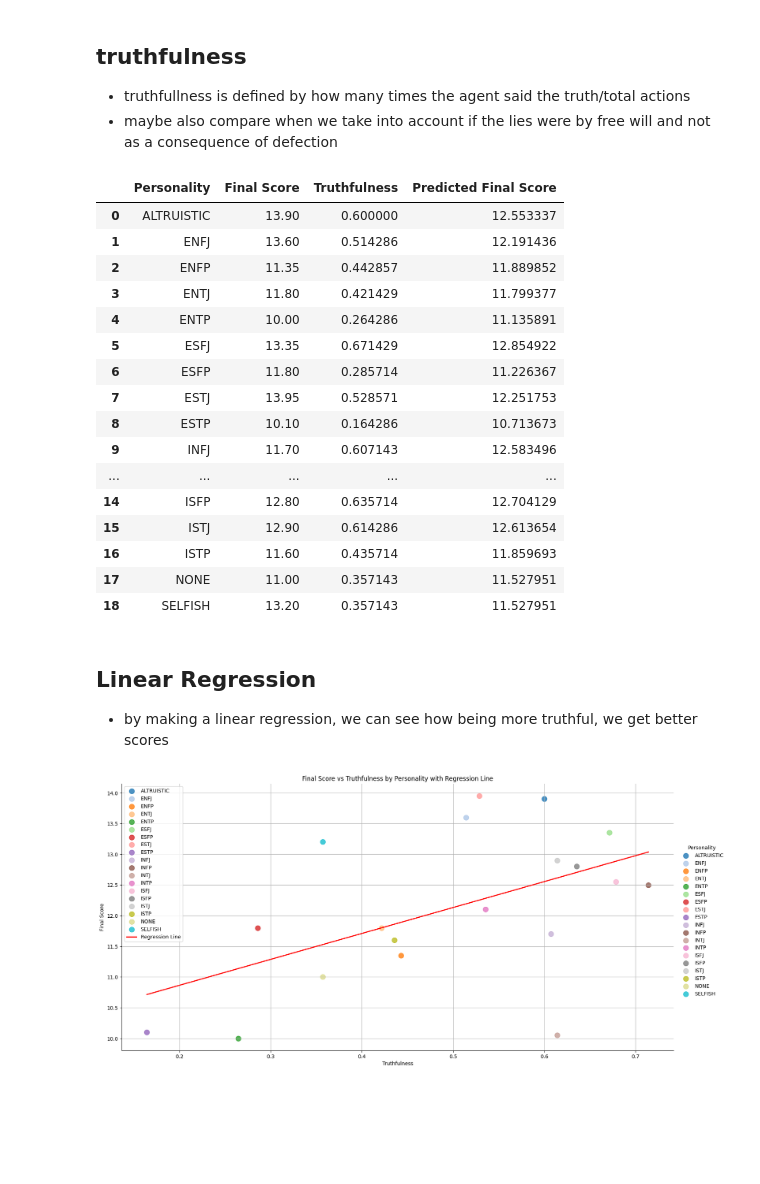
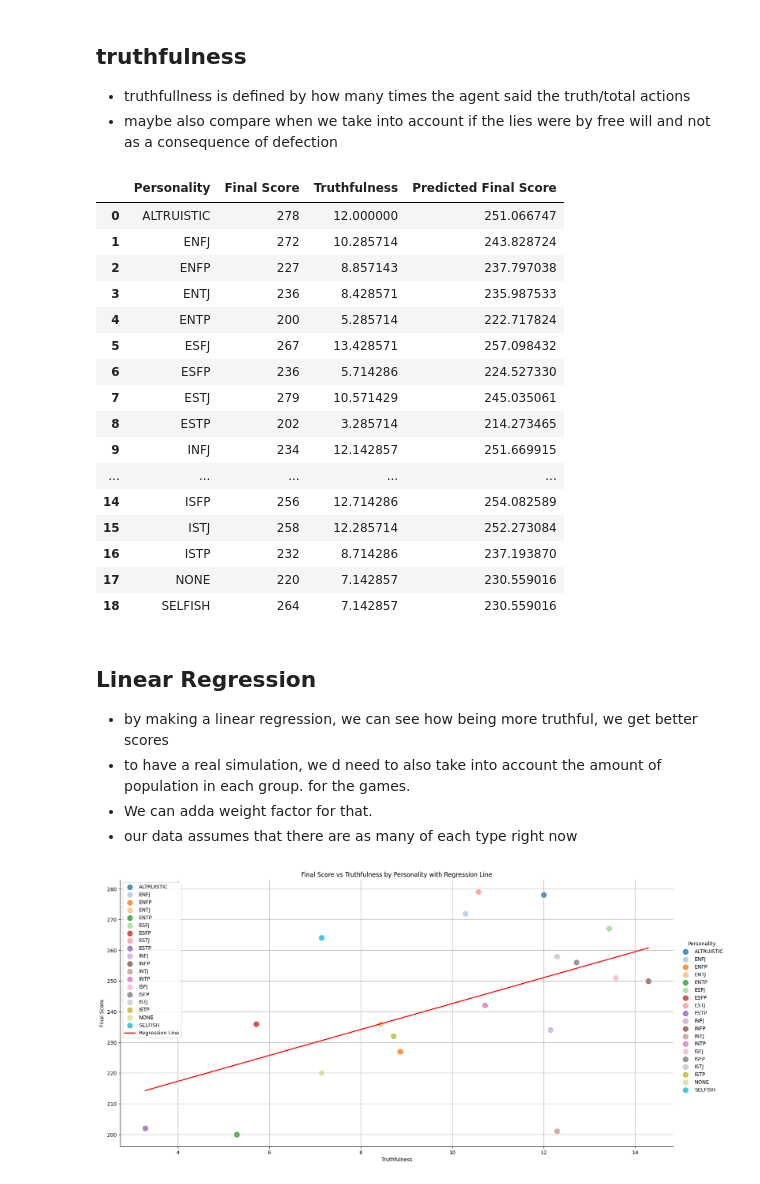
Before and after one commit to mathislindner/Multi-Agent-LLM-Game-Theory, a Jupyter notebook: plot_results.ipynb, the cells around one changed output. Saved outputs shown, nothing was run; the diff lists cells and outputs as text; code cells hidden in the pictures; blank space fills up the shorter version.

```diff
--- a/plot_results.ipynb
+++ b/plot_results.ipynb
@@ -384,53 +384,56 @@ df['agent_1_final_truthfulness'] = df['truthful_agent_1'].apply(lambda x: calcul
 df['agent_2_final_truthfulness'] = df['truthful_agent_2'].apply(lambda x: calculate_how_truthfull(x))
 
 # Create a new DataFrame to store the correlation data
 correlation_data = []
 
 # Iterate through the dataframe and collect the necessary data
 for i, row in df.iterrows():
     correlation_data.append({
         'Personality': row['personality_1'],
         'Final Score': row['agent_1_final_score'],
         'Truthfulness': row['agent_1_final_truthfulness']
     })
     correlation_data.append({
         'Personality': row['personality_2'],
         'Final Score': row['agent_2_final_score'],
         'Truthfulness': row['agent_2_final_truthfulness']
     })
 
 # Create a DataFrame from the correlation data
 correlation_df = pd.DataFrame(correlation_data)
-correlation_df_groups = correlation_df.groupby('Personality').mean().reset_index()
+correlation_df_groups = correlation_df.groupby('Personality').sum().reset_index()
 
 from sklearn import linear_model
 
 reg = linear_model.LinearRegression()
 reg.fit(correlation_df_groups[['Truthfulness']], correlation_df_groups[['Final Score']])
 
 correlation_df_groups['Predicted Final Score'] = reg.predict(correlation_df_groups[['Truthfulness']])
 correlation_df_groups
 # %% [output]
 |  | Personality | Final Score | Truthfulness | Predicted Final Score |
-| 0 | ALTRUISTIC | 13.90 | 0.600000 | 12.553337 |
-| 1 | ENFJ | 13.60 | 0.514286 | 12.191436 |
-| 2 | ENFP | 11.35 | 0.442857 | 11.889852 |
-| 3 | ENTJ | 11.80 | 0.421429 | 11.799377 |
-| 4 | ENTP | 10.00 | 0.264286 | 11.135891 |
-| 5 | ESFJ | 13.35 | 0.671429 | 12.854922 |
-| 6 | ESFP | 11.80 | 0.285714 | 11.226367 |
-| 7 | ESTJ | 13.95 | 0.528571 | 12.251753 |
-| 8 | ESTP | 10.10 | 0.164286 | 10.713673 |
-| 9 | INFJ | 11.70 | 0.607143 | 12.583496 |
+| 0 | ALTRUISTIC | 278 | 12.000000 | 251.066747 |
+| 1 | ENFJ | 272 | 10.285714 | 243.828724 |
+| 2 | ENFP | 227 | 8.857143 | 237.797038 |
+| 3 | ENTJ | 236 | 8.428571 | 235.987533 |
+| 4 | ENTP | 200 | 5.285714 | 222.717824 |
+| 5 | ESFJ | 267 | 13.428571 | 257.098432 |
+| 6 | ESFP | 236 | 5.714286 | 224.527330 |
+| 7 | ESTJ | 279 | 10.571429 | 245.035061 |
+| 8 | ESTP | 202 | 3.285714 | 214.273465 |
+| 9 | INFJ | 234 | 12.142857 | 251.669915 |
 | ... | ... | ... | ... | ... |
-| 14 | ISFP | 12.80 | 0.635714 | 12.704129 |
-| 15 | ISTJ | 12.90 | 0.614286 | 12.613654 |
-| 16 | ISTP | 11.60 | 0.435714 | 11.859693 |
-| 17 | NONE | 11.00 | 0.357143 | 11.527951 |
-| 18 | SELFISH | 13.20 | 0.357143 | 11.527951 |
+| 14 | ISFP | 256 | 12.714286 | 254.082589 |
+| 15 | ISTJ | 258 | 12.285714 | 252.273084 |
+| 16 | ISTP | 232 | 8.714286 | 237.193870 |
+| 17 | NONE | 220 | 7.142857 | 230.559016 |
+| 18 | SELFISH | 264 | 7.142857 | 230.559016 |
 # %% [markdown]
 ## Linear Regression
 - by making a linear regression, we can see how being more truthful, we get better scores
+- to have a real simulation, we d need to also take into account the amount of population in each group. for the games.
+- We can adda weight factor for that.
+- our data assumes that there are as many of each type right now
 # %%
 sns.lmplot(data=correlation_df_groups, x='Truthfulness', y='Final Score', hue='Personality', aspect=2, height=8, markers='o', palette='tab20', ci=None, scatter_kws={'s': 100})
 sns.lineplot(x=correlation_df_groups['Truthfulness'], y=correlation_df_groups['Predicted Final Score'], color='red', linewidth=2, label='Regression Line')
```
Also changed, not shown: 1 other file.
